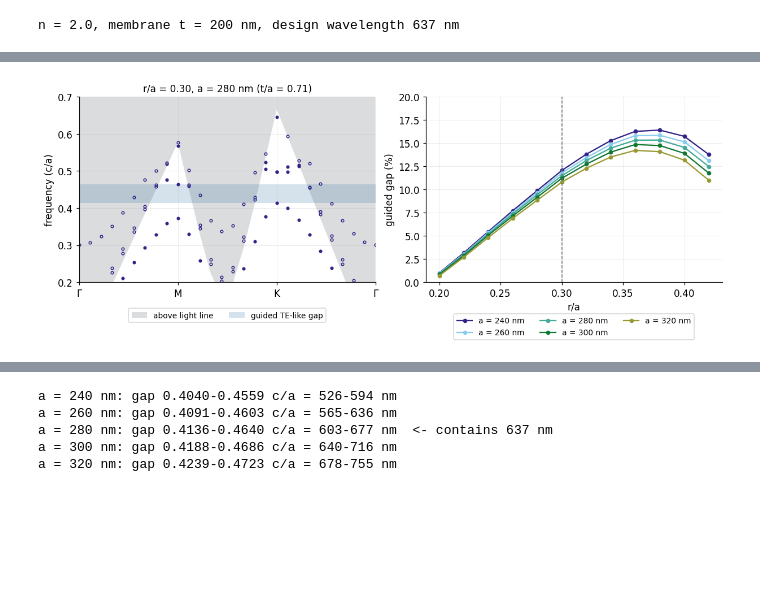
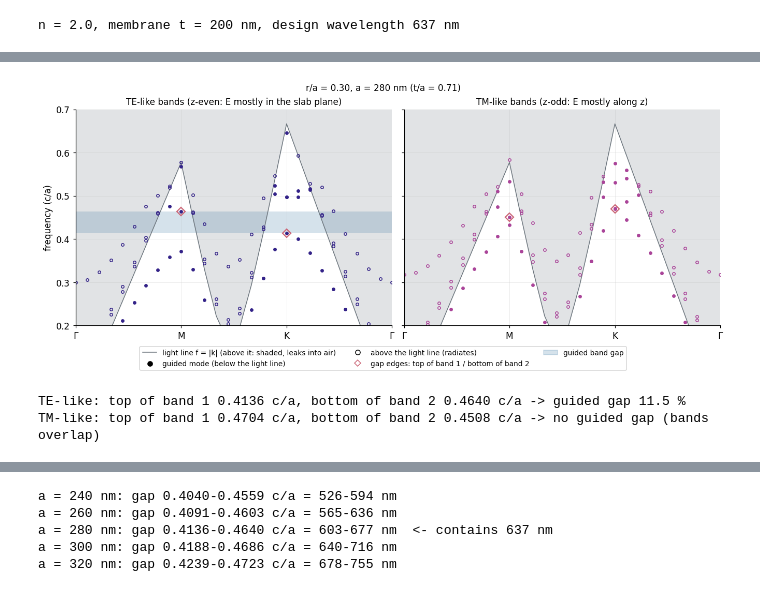
Before and after one commit to ykawaguchi-photonics/photonics-simulation-toolkit, a Jupyter notebook: sin_cavity/notebooks/01_bands_and_mirrors.ipynb, the cells around one changed output, grey strips where cells are left out. Saved outputs shown, nothing was run; the diff lists cells and outputs as text; code cells hidden in the pictures; blank space fills up the shorter version.

Commit message:
SiN cavity: finer gap map with TM-like comparison; topological nb01: plot ribbon states uniformly; blog figure scripts

```diff
--- a/sin_cavity/notebooks/01_bands_and_mirrors.ipynb
+++ b/sin_cavity/notebooks/01_bands_and_mirrors.ipynb
@@ -69,33 +176,47 @@ was computed for several a as well as r/a.
 # %%
-# Bands of one case (left) and the guided gap vs r/a (right).
+# Band diagrams of the r/a = 0.30, a = 280 nm lattice: TE-like (left) and TM-like (right).
 B = np.load(DATA / "bands" / "slab_gap.npz")
 R_A, A_UM, kmag = B["r_a"], B["a_um"], B["kmag"]
-i_r, j_a = int(np.argmin(abs(R_A - 0.30))), int(np.argmin(abs(A_UM - 0.28)))
-bands = B["bands"][i_r, j_a]                       # (k, band), c/a
-lo, hi = B["gap_lo"][i_r, j_a], B["gap_hi"][i_r, j_a]
+i_r, j_a = int(np.argmin(abs(R_A - 0.30))), int(np.argmin(abs(A_UM - float(B["a_tm"]))))
+kk = np.arange(len(kmag))
+n_seg = (len(kk) - 1) // 3
 
-fig, (ax0, ax1) = plt.subplots(1, 2, figsize=(11, 4.2), layout="constrained")
-kk = np.arange(len(kmag))
-ax0.fill_between(kk, kmag, 0.8, color=style.COLOR_REFERENCE, alpha=0.25, lw=0, label="above light line")
-ax0.axhspan(lo, hi, color=style.COLOR_STEEL, alpha=0.2, lw=0, label="guided TE-like gap")
-for n in range(bands.shape[1]):
-    guided = bands[:, n] < kmag
-    ax0.plot(kk[guided], bands[guided, n], "o", ms=3, color=style.COLOR_INDIGO)
-    ax0.plot(kk[~guided], bands[~guided, n], "o", ms=3, mfc="none", color=style.COLOR_INDIGO)
-n_seg = (len(kk) - 1) // 3
-ax0.set_xticks([0, n_seg, 2 * n_seg, 3 * n_seg], ["Γ", "M", "K", "Γ"])
-ax0.set_xlim(0, len(kk) - 1); ax0.set_ylim(0.2, 0.7)
-ax0.set_ylabel("frequency (c/a)")
-ax0.set_title(f"r/a = {R_A[i_r]:.2f}, a = {A_UM[j_a] * 1e3:.0f} nm (t/a = {pc.T_SLAB / A_UM[j_a]:.2f})", fontsize=11)
-ax0.legend(loc="upper center", bbox_to_anchor=(0.5, -0.12), ncol=2, fontsize=9)
-
-for j, a in enumerate(A_UM):
-    gap = 200 * (B["gap_hi"][:, j] - B["gap_lo"][:, j]) / (B["gap_hi"][:, j] + B["gap_lo"][:, j])
-    ax1.plot(R_A, gap, "o-", color=style.COLOR_CYCLE[j], ms=4, label=f"a = {a * 1e3:.0f} nm")
-ax1.axvline(0.30, color=style.COLOR_REFERENCE, ls="--", lw=1)
-ax1.set_xlabel("r/a"); ax1.set_ylabel("guided gap (%)"); ax1.set_ylim(0, 20)
-ax1.legend(loc="upper center", bbox_to_anchor=(0.5, -0.15), ncol=3, fontsize=9)
+fig, axes = plt.subplots(1, 2, figsize=(12, 4.6), layout="constrained", sharey=True)
+cases = ((axes[0], B["bands"][i_r, j_a], B["gap_lo"][i_r, j_a], B["gap_hi"][i_r, j_a],
+          "TE-like bands (z-even: E mostly in the slab plane)", style.COLOR_INDIGO),
+         (axes[1], B["bands_tm"][i_r], B["gap_lo_tm"][i_r], B["gap_hi_tm"][i_r],
+          "TM-like bands (z-odd: E mostly along z)", style.COLOR_PURPLE))
+for ax, bands, lo, hi, title, col in cases:
+    ax.fill_between(kk, kmag, 0.8, color=style.COLOR_REFERENCE, alpha=0.2, lw=0)
+    ax.plot(kk, kmag, color=style.COLOR_REFERENCE, lw=1)
+    if hi > lo:
+        ax.axhspan(lo, hi, color=style.COLOR_STEEL, alpha=0.2, lw=0)
+    for n in range(bands.shape[1]):
+        guided = bands[:, n] < kmag
+        ax.plot(kk[guided], bands[guided, n], "o", ms=3.5, color=col)
+        ax.plot(kk[~guided], bands[~guided, n], "o", ms=3.5, mfc="none", color=col)
+    # The two points that set the guided gap: top of band 1, bottom of band 2 (below the light line).
+    for n, f_edge in ((0, lo), (1, hi)):
+        k_edge = np.argmin(abs(np.where(bands[:, n] < kmag, bands[:, n], np.inf) - f_edge))
+        ax.plot(kk[k_edge], f_edge, "D", ms=7, mfc="none", mec=style.COLOR_ROSE, mew=1.5)
+    ax.set_xticks([0, n_seg, 2 * n_seg, 3 * n_seg], ["Γ", "M", "K", "Γ"])
+    ax.set_xlim(0, len(kk) - 1); ax.set_ylim(0.2, 0.7)
+    ax.set_title(title, fontsize=11)
+axes[0].set_ylabel("frequency (c/a)")
+handles = [plt.Line2D([], [], color=style.COLOR_REFERENCE, lw=1, label="light line f = |k| (above it: shaded, leaks into air)"),
+           plt.Line2D([], [], marker="o", ls="none", color="k", label="guided mode (below the light line)"),
+           plt.Line2D([], [], marker="o", ls="none", mfc="none", color="k", label="above the light line (radiates)"),
+           plt.Line2D([], [], marker="D", ls="none", mfc="none", mec=style.COLOR_ROSE, label="gap edges: top of band 1 / bottom of band 2"),
+           plt.Rectangle((0, 0), 1, 1, color=style.COLOR_STEEL, alpha=0.2, label="guided band gap")]
+fig.legend(handles=handles, loc="upper center", bbox_to_anchor=(0.5, 0.0), ncol=3, fontsize=9)
+fig.suptitle(f"r/a = {R_A[i_r]:.2f}, a = {A_UM[j_a] * 1e3:.0f} nm (t/a = {pc.T_SLAB / A_UM[j_a]:.2f})", fontsize=11)
 fig.savefig(DATA / "fig_slab_bands.png", dpi=150, bbox_inches="tight")
 plt.show()
+for name, lo, hi in (("TE-like", B["gap_lo"][i_r, j_a], B["gap_hi"][i_r, j_a]),
+                     ("TM-like", B["gap_lo_tm"][i_r], B["gap_hi_tm"][i_r])):
+    print(f"{name}: top of band 1 {lo:.4f} c/a, bottom of band 2 {hi:.4f} c/a -> "
+          + (f"guided gap {200 * (hi - lo) / (hi + lo):.1f} %" if hi > lo else "no guided gap (bands overlap)"))
 # %% [output]
-[figure, old version]
+[figure, new version]
+TE-like: top of band 1 0.4136 c/a, bottom of band 2 0.4640 c/a -> guided gap 11.5 %
+TM-like: top of band 1 0.4704 c/a, bottom of band 2 0.4508 c/a -> no guided gap (bands overlap)
```
Also changed, not shown: parts of 14 cells of this notebook, 17 other files.
